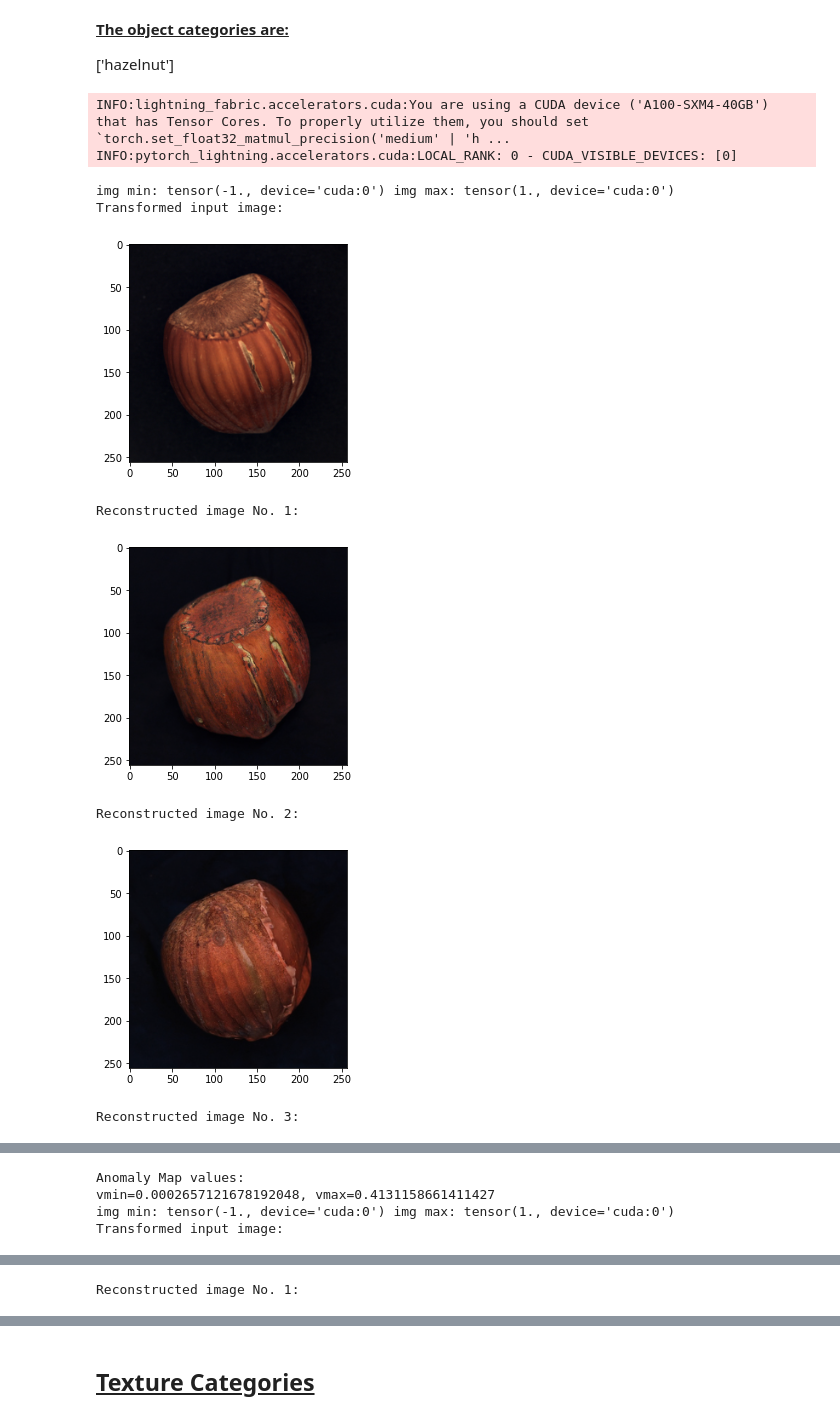
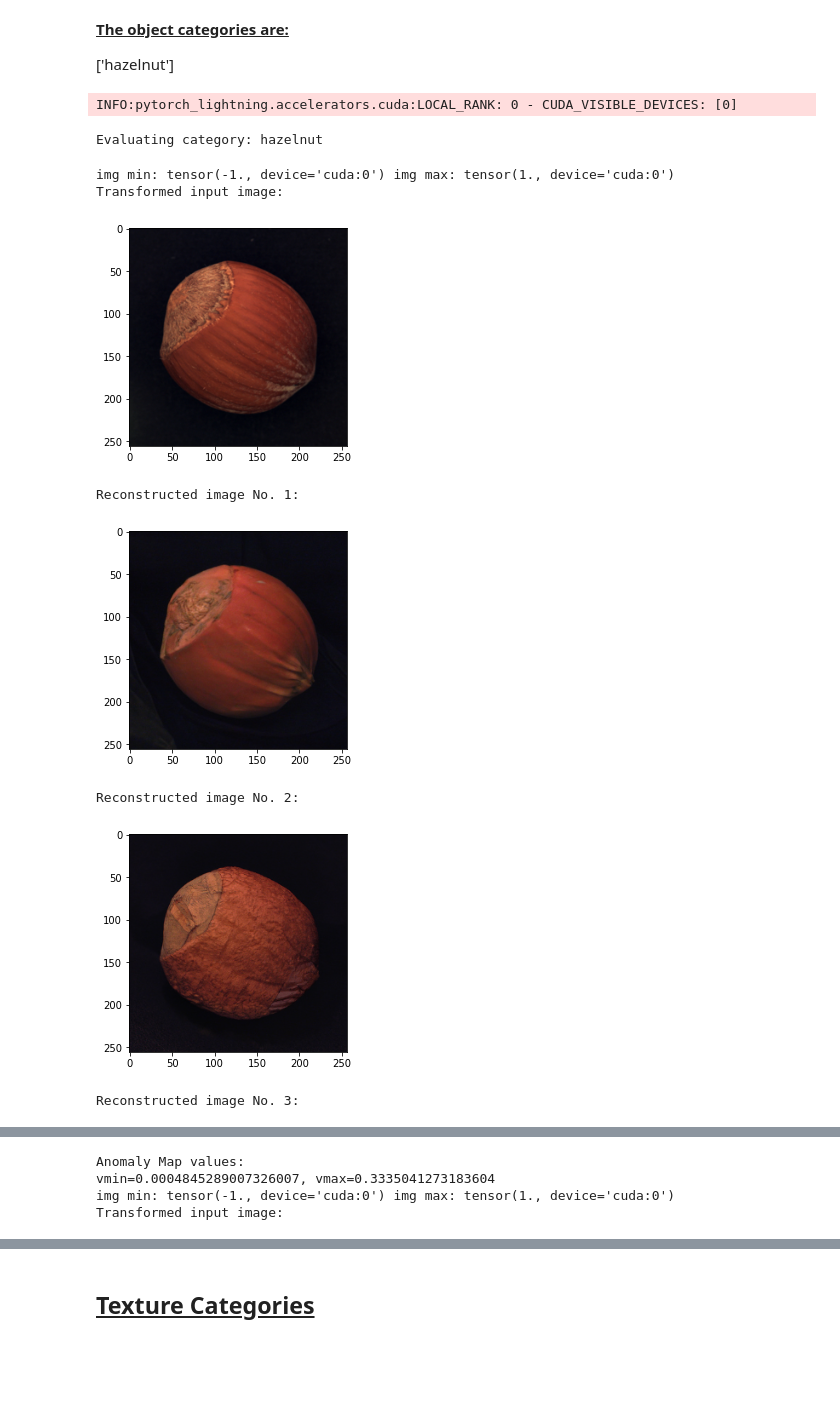
Before and after one commit to talafek96/Diffusion-AD-Project, a Jupyter notebook: main_experiment.ipynb, the cells around one changed output, grey strips where cells are left out. Cells and saved outputs as stored; diff of their text form; code cells hidden in the pictures; blank space fills up the shorter version.

```diff
--- a/main_experiment.ipynb
+++ b/main_experiment.ipynb
@@ -92,21 +92,22 @@ md(f'**<u>The object categories are:</u>**\n\n{OBJECT_CATEGORIES}')
 ['hazelnut']
 # %%
 remaining_categories = results_manager.get_remaining_categories()
-overwrite = False
+#overwrite = False
+overwrite = True
 
 for category in OBJECT_CATEGORIES:
-    if not overwrite and category in remaining_categories:
+    if overwrite or category in remaining_categories:
         print(f'Evaluating category: {category}')
         diffusion_ad.args.category = category
         trainer[category].test(diffusion_ad)
 # %% [output]
-INFO:lightning_fabric.accelerators.cuda:You are using a CUDA device ('A100-SXM4-40GB') that has Tensor Cores. To properly utilize them, you should set `torch.set_float32_matmul_precision('medium' | 'h ...
 INFO:pytorch_lightning.accelerators.cuda:LOCAL_RANK: 0 - CUDA_VISIBLE_DEVICES: [0]
-img min: tensor(-1., device='cuda:0') img max: tensor(1., device='cuda:0')
-Transformed input image:
+Evaluating category: hazelnut
+img min: tensor(-1., device='cuda:0') img max: tensor(1., device='cuda:0')
+Transformed input image:
-[figure, old version]
+[figure, new version]
-Reconstructed image No. 1:
+Reconstructed image No. 1:
-[figure, old version]
+[figure, new version]
-Reconstructed image No. 2:
+Reconstructed image No. 2:
-[figure, old version]
+[figure, new version]
-Reconstructed image No. 3:
+Reconstructed image No. 3:
@@ -114,4 +115,4 @@ Reconstructed image No. 3:
-Anomaly Map values:
-vmin=0.0002657121678192048, vmax=0.4131158661411427
-img min: tensor(-1., device='cuda:0') img max: tensor(1., device='cuda:0')
-Transformed input image:
+Anomaly Map values:
+vmin=0.0004845289007326007, vmax=0.3335041273183604
+img min: tensor(-1., device='cuda:0') img max: tensor(1., device='cuda:0')
+Transformed input image:
@@ -119 +119,0 @@ Transformed input image:
-Reconstructed image No. 1:
```
Also changed, not shown: parts of 3 cells of this notebook, 3 other files.
